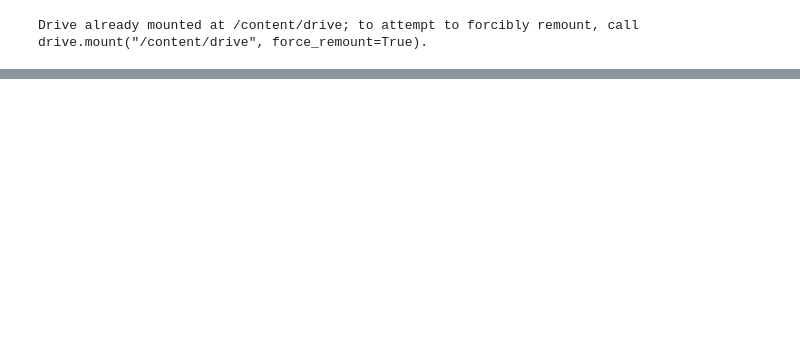
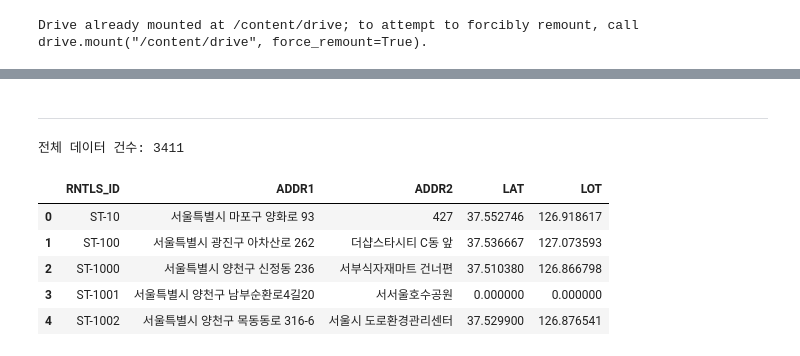
Before and after one commit to syeonris72/seoul-bicycle-analysis, a Jupyter notebook: sub/notebooks/01_data_collection_seoul_bike.ipynb, the cells around one changed output, grey strips where cells are left out. Drawn from its saved outputs; the diff is of its cells as text; code cells hidden in the pictures; blank space fills up the shorter version.

```diff
--- a/sub/notebooks/01_data_collection_seoul_bike.ipynb
+++ b/sub/notebooks/01_data_collection_seoul_bike.ipynb
@@ -55,3 +104,5 @@ bike_columns = {
     'RETURN_STATION_ID': '반납대여소ID',
     'BIKE_SE_CD': '자전거구분'
 }
+# %% [markdown]
+---------------------------------------------------------------------------------------------------------------------
@@ -57,0 +116,33 @@ bike_columns = {
+# %%
+# XML
+url = (f'http://openapi.seoul.go.kr:8088/{api_key}/xml/bikeStationMaster/1/5/')
+response = requests.get(url, timeout=10)
+# HTTP 오류 발생 시 예외 처리
+response.raise_for_status()
+
+# XML 내용을 파싱합니다.
+root = ET.fromstring(response.text)
+
+# 전체 데이터 건수 추출
+list_total_count_element = root.find('list_total_count')
+list_total_count = list_total_count_element.text if list_total_count_element is not None else '알 수 없음'
+print(f'전체 데이터 건수: {list_total_count}')
+
+# 'row' 태그 아래의 데이터를 추출하여 DataFrame으로 변환
+rows_data = []
+for row_element in root.findall('row'):
+    row_dict = {}
+    for child in row_element:
+        row_dict[child.tag] = child.text
+    rows_data.append(row_dict)
+
+bike_location_df = pd.DataFrame(rows_data)
+bike_location_df
+# %% [output]
+전체 데이터 건수: 3411
+|  | RNTLS_ID | ADDR1 | ADDR2 | LAT | LOT |
+| 0 | ST-10 | 서울특별시 마포구 양화로 93 | 427 | 37.552746 | 126.918617 |
+| 1 | ST-100 | 서울특별시 광진구 아차산로 262 | 더샵스타시티 C동 앞 | 37.536667 | 127.073593 |
+| 2 | ST-1000 | 서울특별시 양천구 신정동 236 | 서부식자재마트 건너편 | 37.510380 | 126.866798 |
+| 3 | ST-1001 | 서울특별시 양천구 남부순환로4길20 | 서서울호수공원 | 0.000000 | 0.000000 |
+| 4 | ST-1002 | 서울특별시 양천구 목동동로 316-6 | 서울시 도로환경관리센터 | 37.529900 | 126.876541 |
```
Also changed, not shown: parts of 13 cells of this notebook.
